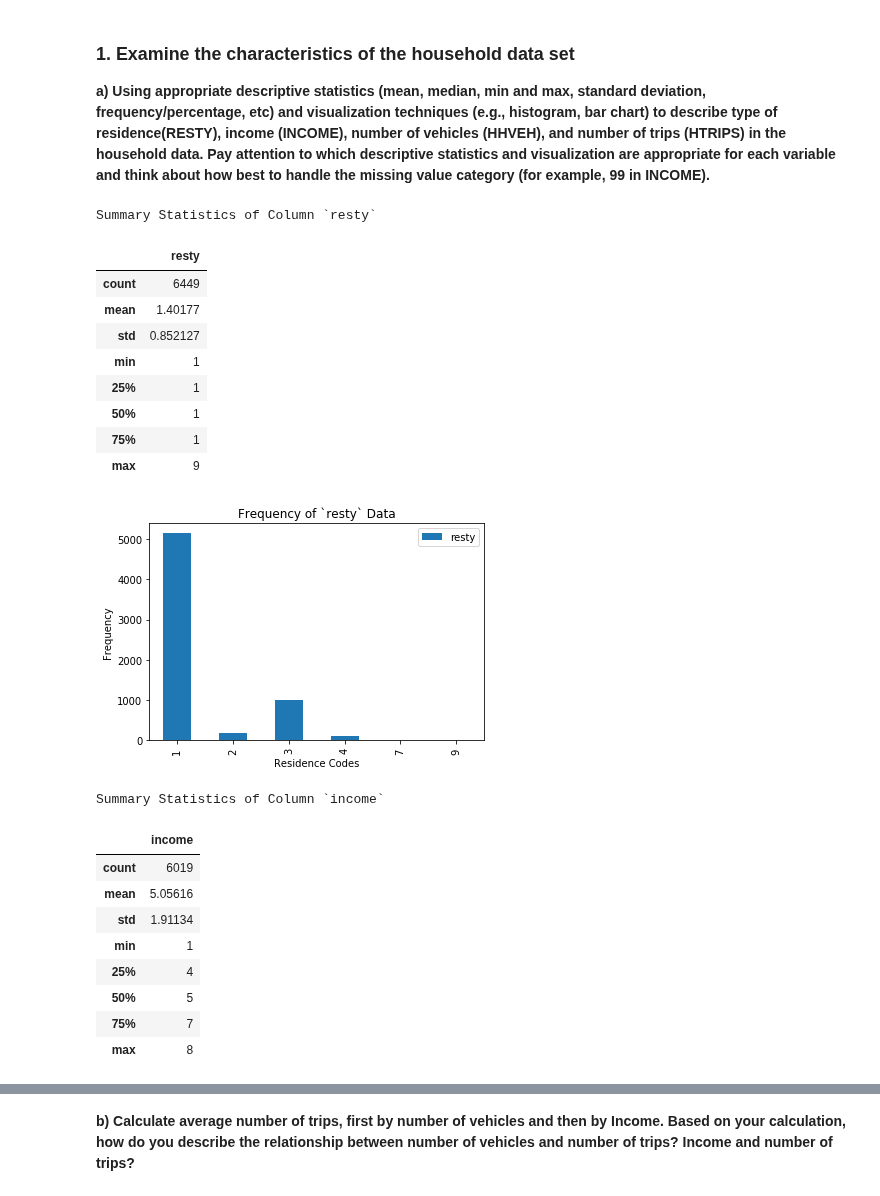
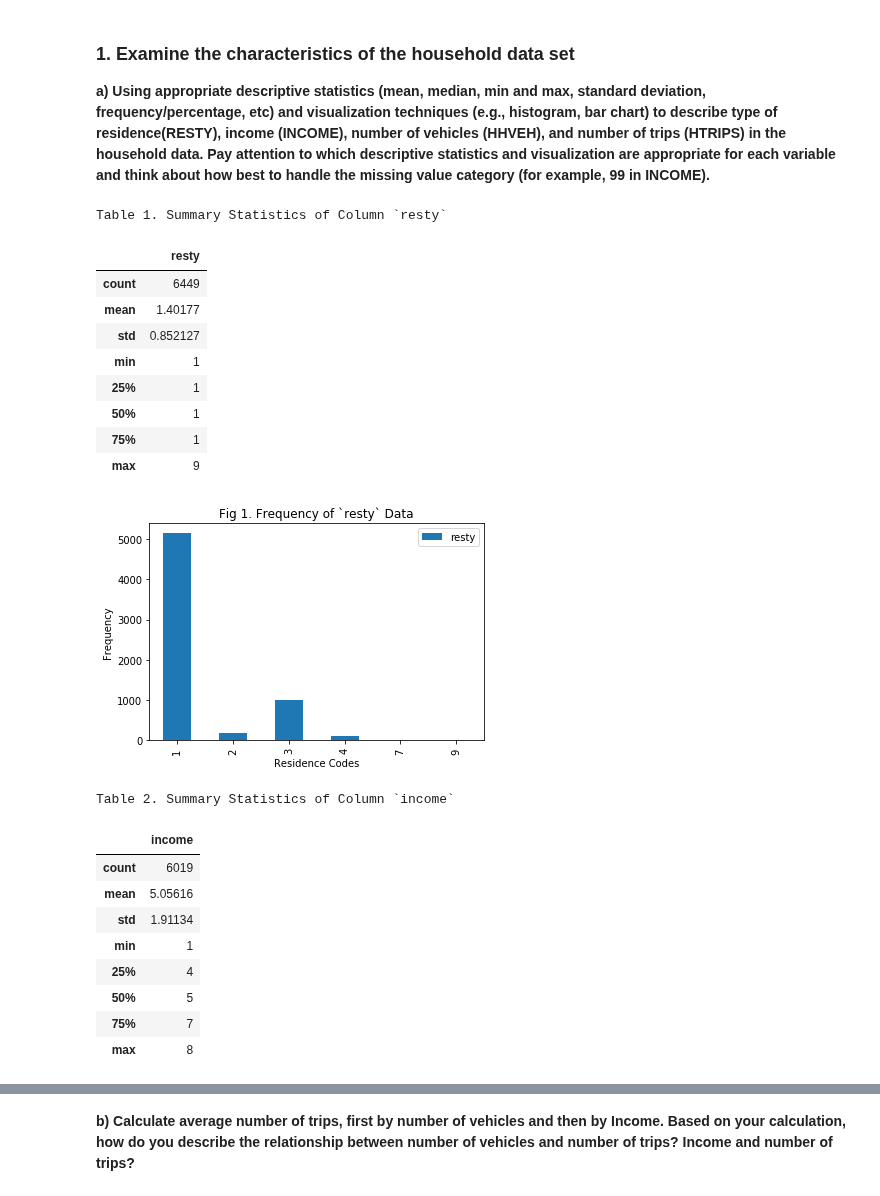
Before and after one commit to saashimi/USP_587, a Jupyter notebook: hw1.ipynb, the cells around one changed output, grey strips where cells are left out. Drawn from its saved outputs; the diff is of its cells as text; code cells hidden in the pictures.

```diff
--- a/hw1.ipynb
+++ b/hw1.ipynb
@@ -44,9 +44,9 @@ __a) Using appropriate descriptive statistics (mean, median, min and max, standa
 # 1a (cont'd)
 df_resty = df
 df_resty['resty'].describe().to_frame().style.set_caption(
-    'Summary Statistics of Column `resty`')
+    'Table 1. Summary Statistics of Column `resty`')
 # %% [output]
-Summary Statistics of Column `resty`
+Table 1. Summary Statistics of Column `resty`
 |  | resty |
 | count | 6449 |
 | mean | 1.40177 |
@@ -59,20 +59,20 @@ Summary Statistics of Column `resty`
 # %%
 # 1a (cont'd)
 grouped = df_resty.groupby(['resty'])['resty'].count().to_frame()
 grouped.plot.bar();
-plt.title('Frequency of `resty` Data');
+plt.title('Fig 1. Frequency of `resty` Data');
 plt.ylabel('Frequency');
 plt.xlabel('Residence Codes');
 # %% [output]
-[figure, old version]
+[figure, new version]
 # %%
 # 1a (cont'd)
 # Exclude responses of 99 'REFUSED'
 df_inc = df.loc[df['income'] != 99]
 df_inc['income'].describe().to_frame().style.set_caption(
-    'Summary Statistics of Column `income`')
+    'Table 2. Summary Statistics of Column `income`')
 # %% [output]
-Summary Statistics of Column `income`
+Table 2. Summary Statistics of Column `income`
 |  | income |
 | count | 6019 |
 | mean | 5.05616 |
```
Also changed, not shown: parts of 16 cells of this notebook.
